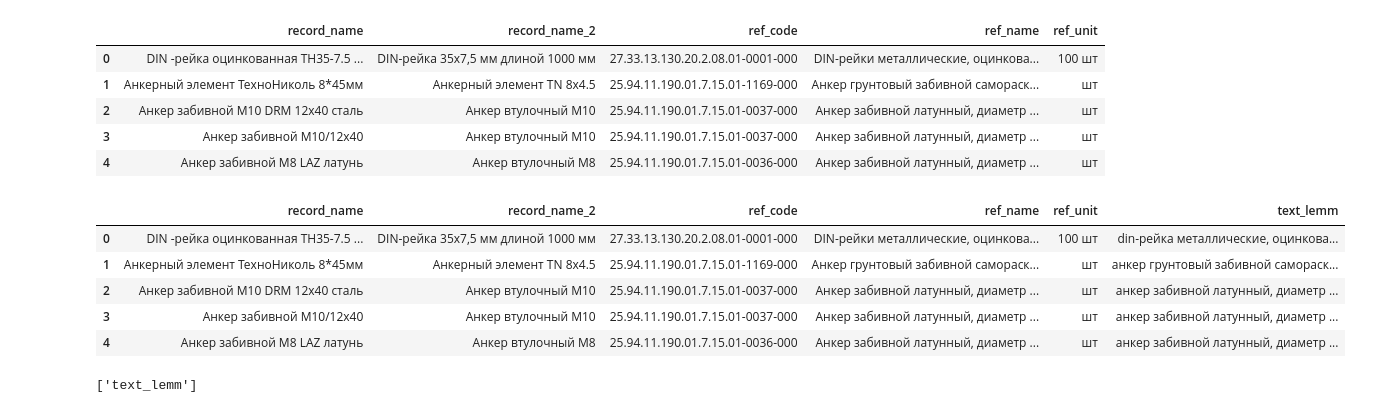
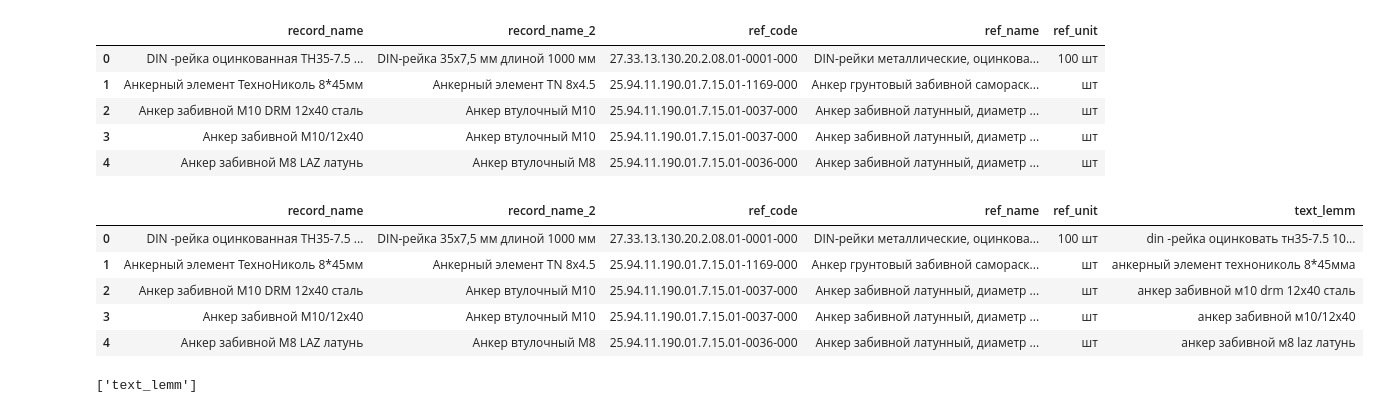
Before and after one commit to chernovssss/HackAmetistCapital2024, a Jupyter notebook: eda/exp1.ipynb, the cells around one changed output. Cells and saved outputs as stored; diff of their text form; code cells hidden in the pictures.

```diff
--- a/eda/exp1.ipynb
+++ b/eda/exp1.ipynb
@@ -178,22 +178,22 @@ val_data.head()
 # %%
 lemm_texts_list = []
 
-for text in val_data["ref_name"]:
+for text in val_data["record_name"]:
     text_lem = [morph.parse(word)[0].normal_form for word in text.split(" ")]
     if len(text_lem) <= 2:
         lemm_texts_list.append("")
         continue
     lemm_texts_list.append(" ".join(text_lem))
 val_data["text_lemm"] = lemm_texts_list
 val_data = val_data[val_data["text_lemm"] != ""]
 val_data.head()
 # %% [output]
 |  | record_name | record_name_2 | ref_code | ref_name | ref_unit | text_lemm |
-| 0 | DIN -рейка оцинкованная ТН35-7.5 ... | DIN-рейка 35х7,5 мм длиной 1000 мм | 27.33.13.130.20.2.08.01-0001-000 | DIN-рейки металлические, оцинкова... | 100 шт | din-рейка металлические, оцинкова... |
-| 1 | Анкерный элемент ТехноНиколь 8*45мм | Анкерный элемент TN 8x4.5 | 25.94.11.190.01.7.15.01-1169-000 | Анкер грунтовый забивной самораск... | шт | анкер грунтовый забивной самораск... |
-| 2 | Анкер забивной М10 DRM 12x40 сталь | Анкер втулочный M10 | 25.94.11.190.01.7.15.01-0037-000 | Анкер забивной латунный, диаметр ... | шт | анкер забивной латунный, диаметр ... |
-| 3 | Анкер забивной М10/12x40 | Анкер втулочный M10 | 25.94.11.190.01.7.15.01-0037-000 | Анкер забивной латунный, диаметр ... | шт | анкер забивной латунный, диаметр ... |
-| 4 | Анкер забивной М8 LAZ латунь | Анкер втулочный M8 | 25.94.11.190.01.7.15.01-0036-000 | Анкер забивной латунный, диаметр ... | шт | анкер забивной латунный, диаметр ... |
+| 0 | DIN -рейка оцинкованная ТН35-7.5 ... | DIN-рейка 35х7,5 мм длиной 1000 мм | 27.33.13.130.20.2.08.01-0001-000 | DIN-рейки металлические, оцинкова... | 100 шт | din -рейка оцинковать тн35-7.5 10... |
+| 1 | Анкерный элемент ТехноНиколь 8*45мм | Анкерный элемент TN 8x4.5 | 25.94.11.190.01.7.15.01-1169-000 | Анкер грунтовый забивной самораск... | шт | анкерный элемент технониколь 8*45мма |
+| 2 | Анкер забивной М10 DRM 12x40 сталь | Анкер втулочный M10 | 25.94.11.190.01.7.15.01-0037-000 | Анкер забивной латунный, диаметр ... | шт | анкер забивной м10 drm 12x40 сталь |
+| 3 | Анкер забивной М10/12x40 | Анкер втулочный M10 | 25.94.11.190.01.7.15.01-0037-000 | Анкер забивной латунный, диаметр ... | шт | анкер забивной м10/12x40 |
+| 4 | Анкер забивной М8 LAZ латунь | Анкер втулочный M8 | 25.94.11.190.01.7.15.01-0036-000 | Анкер забивной латунный, диаметр ... | шт | анкер забивной м8 laz латунь |
 # %%
 model.feature_names_
 # %% [output]
```
Also changed, not shown: parts of 2 cells of this notebook.
